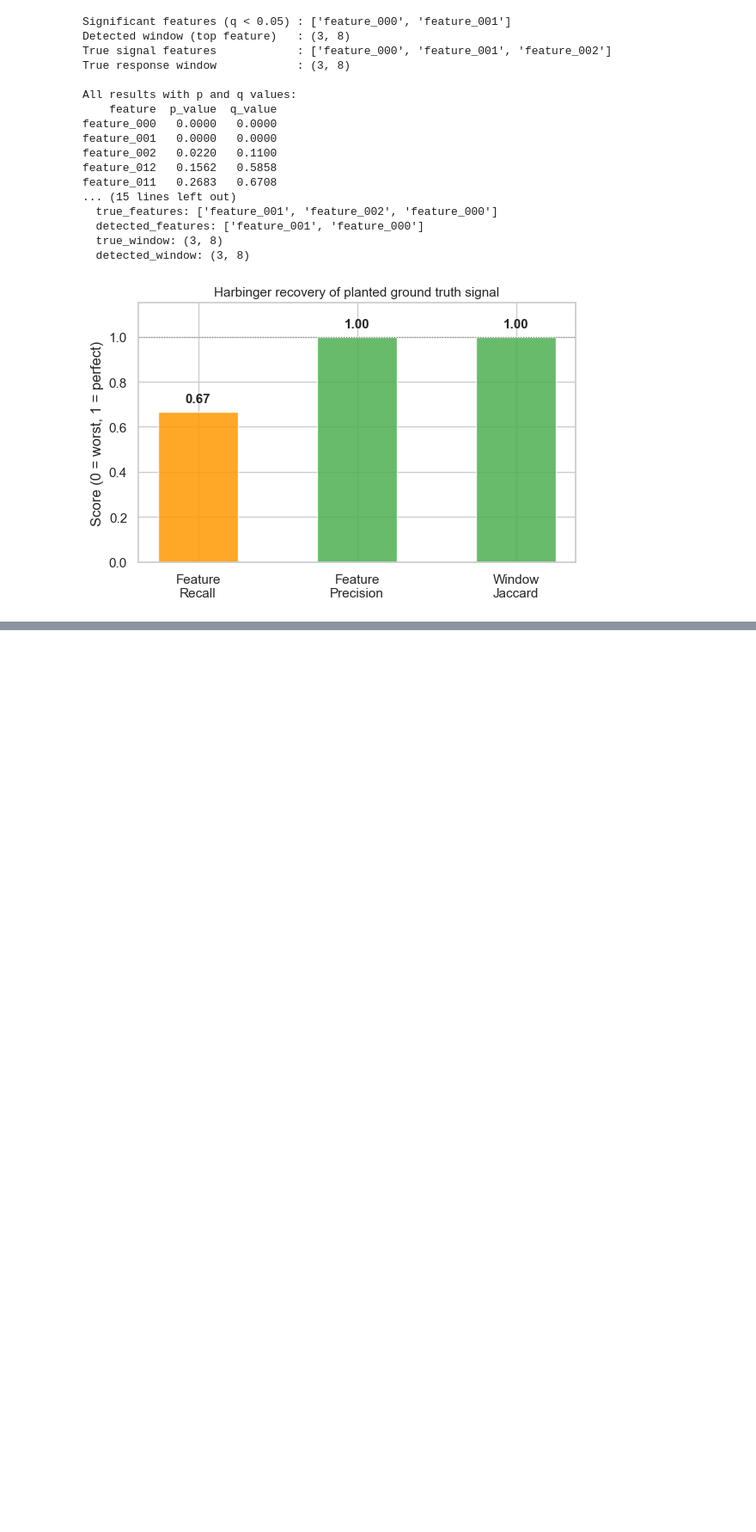
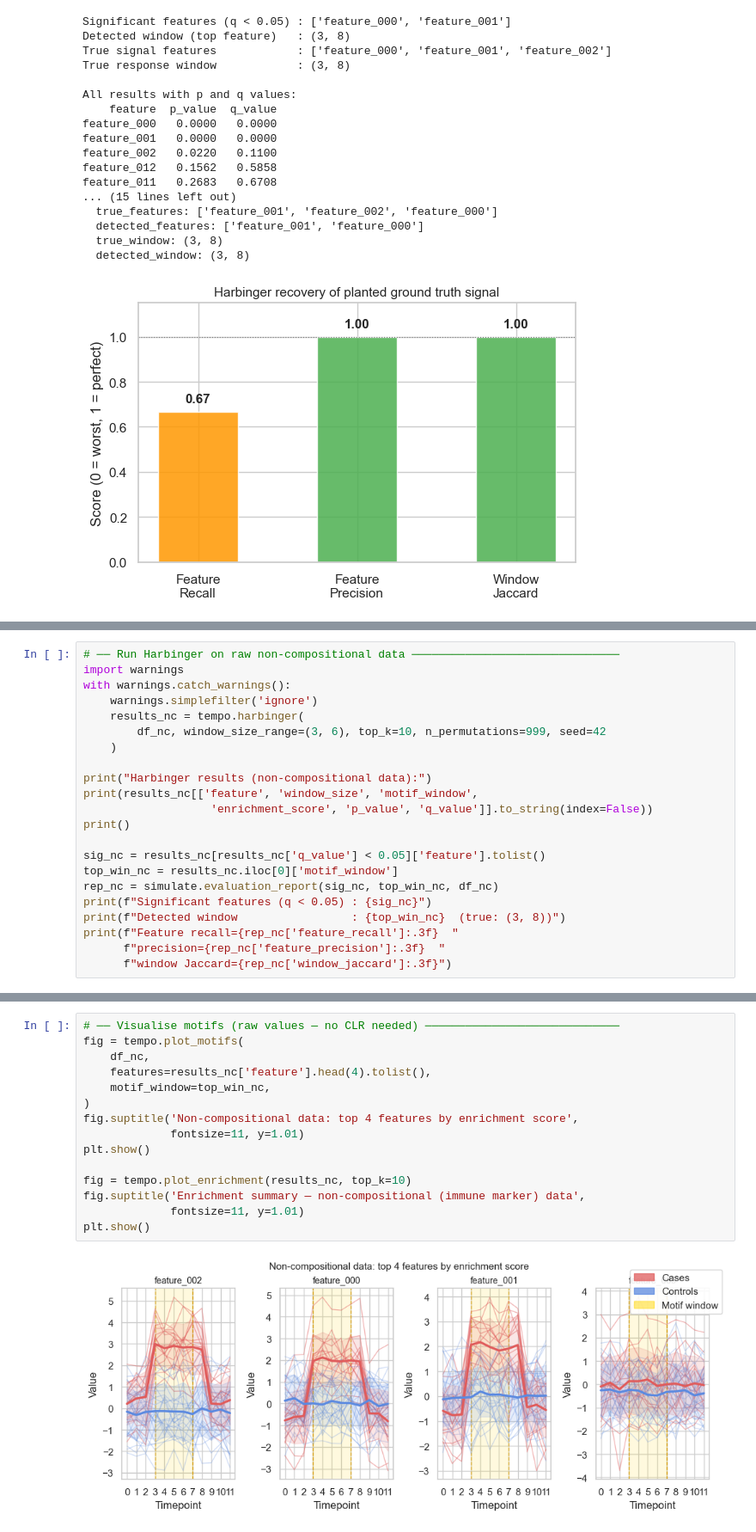
Before and after one commit to cbumby17/TEMPO, a Jupyter notebook: vignette.ipynb, the cells around one changed output, grey strips where cells are left out. Shown at 86% size. Cells and saved outputs as stored; diff of their text form; blank space fills up the shorter version.

```diff
--- a/vignette.ipynb
+++ b/vignette.ipynb
@@ -599,0 +659,22 @@ feature_011   0.2683   0.6708
+# %%
+# ── Run Harbinger on raw non-compositional data ───────────────────────────────
+import warnings
+with warnings.catch_warnings():
+    warnings.simplefilter('ignore')
+    results_nc = tempo.harbinger(
+        df_nc, window_size_range=(3, 6), top_k=10, n_permutations=999, seed=42
+    )
+
+print("Harbinger results (non-compositional data):")
+print(results_nc[['feature', 'window_size', 'motif_window',
+                   'enrichment_score', 'p_value', 'q_value']].to_string(index=False))
+print()
+
+sig_nc = results_nc[results_nc['q_value'] < 0.05]['feature'].tolist()
+top_win_nc = results_nc.iloc[0]['motif_window']
+rep_nc = simulate.evaluation_report(sig_nc, top_win_nc, df_nc)
+print(f"Significant features (q < 0.05) : {sig_nc}")
+print(f"Detected window                 : {top_win_nc}  (true: (3, 8))")
+print(f"Feature recall={rep_nc['feature_recall']:.3f}  "
+      f"precision={rep_nc['feature_precision']:.3f}  "
+      f"window Jaccard={rep_nc['window_jaccard']:.3f}")
@@ -599,0 +698,17 @@ feature_011   0.2683   0.6708
+# %%
+# ── Visualise motifs (raw values — no CLR needed) ─────────────────────────────
+fig = tempo.plot_motifs(
+    df_nc,
+    features=results_nc['feature'].head(4).tolist(),
+    motif_window=top_win_nc,
+)
+fig.suptitle('Non-compositional data: top 4 features by enrichment score',
+             fontsize=11, y=1.01)
+plt.show()
+
+fig = tempo.plot_enrichment(results_nc, top_k=10)
+fig.suptitle('Enrichment summary — non-compositional (immune marker) data',
+             fontsize=11, y=1.01)
+plt.show()
+# %% [output]
+[figure, added]
```
Also changed, not shown: parts of 4 cells of this notebook, 2 other files.
